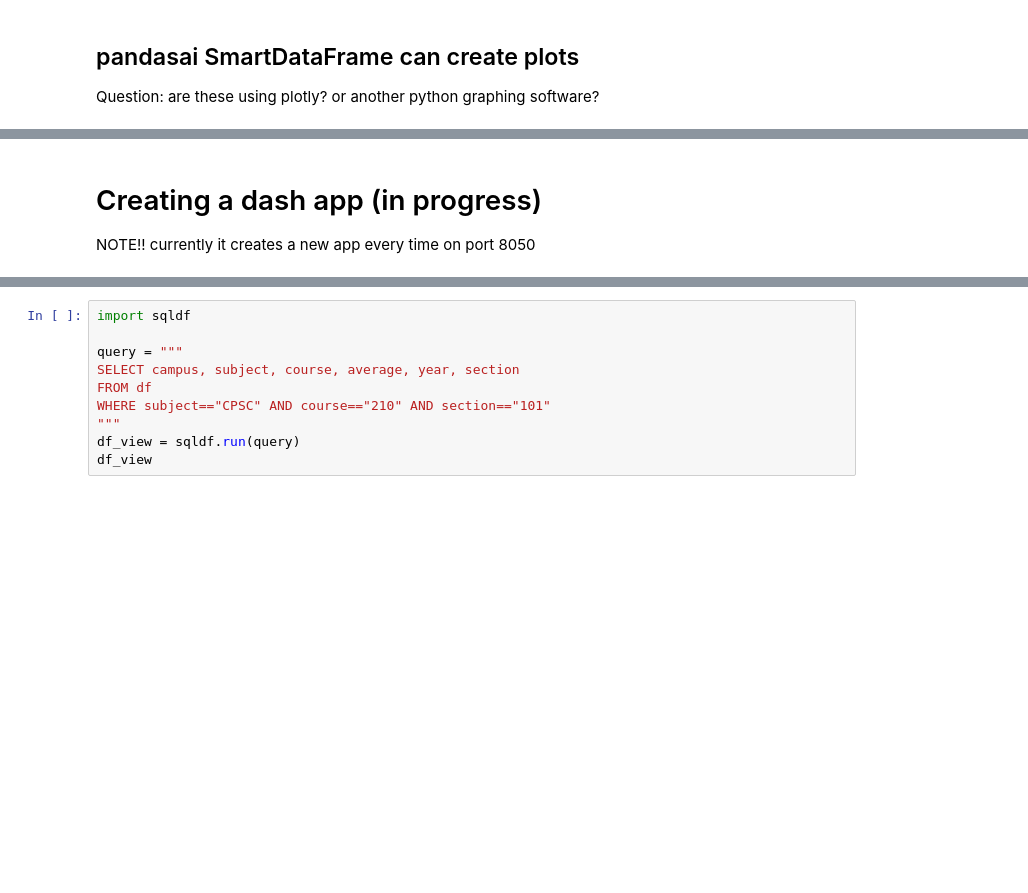
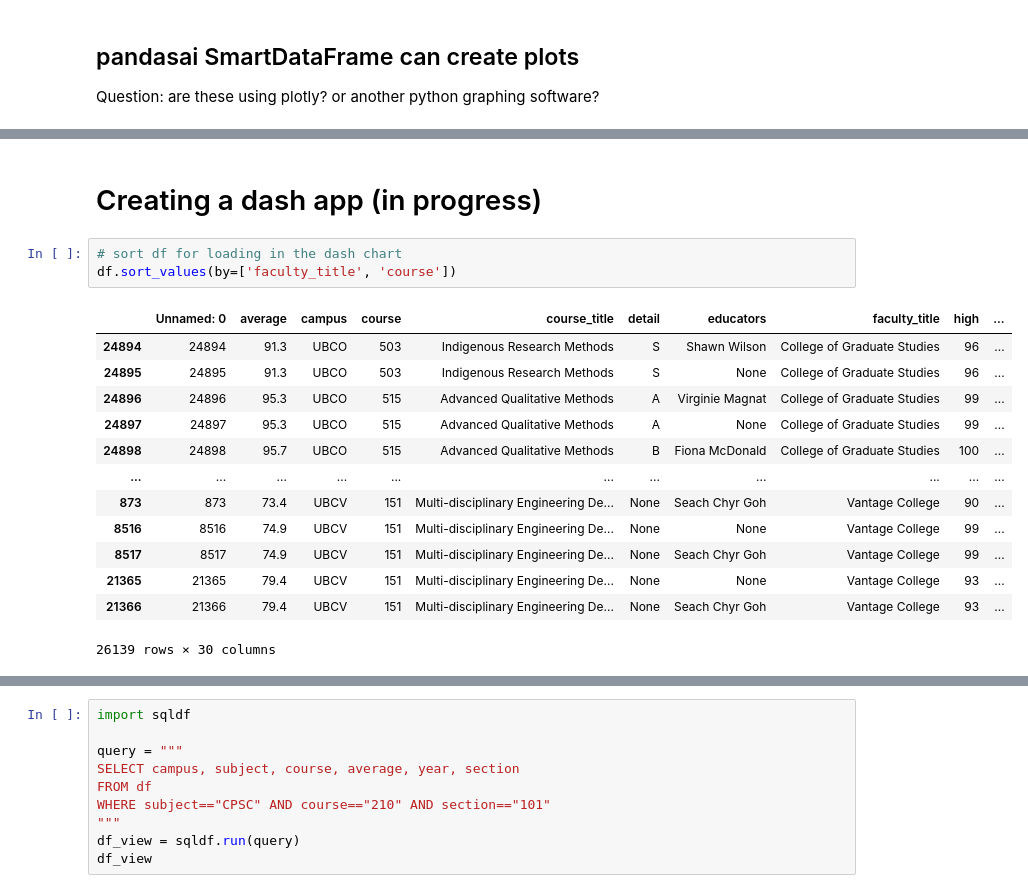
Before and after one commit to melissab1238/ubcgrades-dash, a Jupyter notebook: playground2.ipynb, the cells around one changed output, grey strips where cells are left out. Saved outputs shown, nothing was run; the diff lists cells and outputs as text; blank space fills up the shorter version.

```diff
--- a/playground2.ipynb
+++ b/playground2.ipynb
@@ -115,7 +108,23 @@ response
 [figure]
 # %% [markdown]
 # Creating a dash app (in progress)
-NOTE!! currently it creates a new app every time on port 8050
+# %%
+# sort df for loading in the dash chart
+df.sort_values(by=['faculty_title', 'course'])
+# %% [output]
+|  | Unnamed: 0 | average | campus | course | course_title | detail | educators | faculty_title | high | ... |
+| 24894 | 24894 | 91.3 | UBCO | 503 | Indigenous Research Methods | S | Shawn Wilson | College of Graduate Studies | 96 | ... |
+| 24895 | 24895 | 91.3 | UBCO | 503 | Indigenous Research Methods | S | None | College of Graduate Studies | 96 | ... |
+| 24896 | 24896 | 95.3 | UBCO | 515 | Advanced Qualitative Methods | A | Virginie Magnat | College of Graduate Studies | 99 | ... |
+| 24897 | 24897 | 95.3 | UBCO | 515 | Advanced Qualitative Methods | A | None | College of Graduate Studies | 99 | ... |
+| 24898 | 24898 | 95.7 | UBCO | 515 | Advanced Qualitative Methods | B | Fiona McDonald | College of Graduate Studies | 100 | ... |
+| ... | ... | ... | ... | ... | ... | ... | ... | ... | ... | ... |
+| 873 | 873 | 73.4 | UBCV | 151 | Multi-disciplinary Engineering De... | None | Seach Chyr Goh | Vantage College | 90 | ... |
+| 8516 | 8516 | 74.9 | UBCV | 151 | Multi-disciplinary Engineering De... | None | None | Vantage College | 99 | ... |
+| 8517 | 8517 | 74.9 | UBCV | 151 | Multi-disciplinary Engineering De... | None | Seach Chyr Goh | Vantage College | 99 | ... |
+| 21365 | 21365 | 79.4 | UBCV | 151 | Multi-disciplinary Engineering De... | None | None | Vantage College | 93 | ... |
+| 21366 | 21366 | 79.4 | UBCV | 151 | Multi-disciplinary Engineering De... | None | Seach Chyr Goh | Vantage College | 93 | ... |
+26139 rows × 30 columns
 # %%
 # Not working
 from dash import Dash, html, dcc, callback, Output, Input
```
Also changed, not shown: parts of 5 cells of this notebook, 3 other files.
